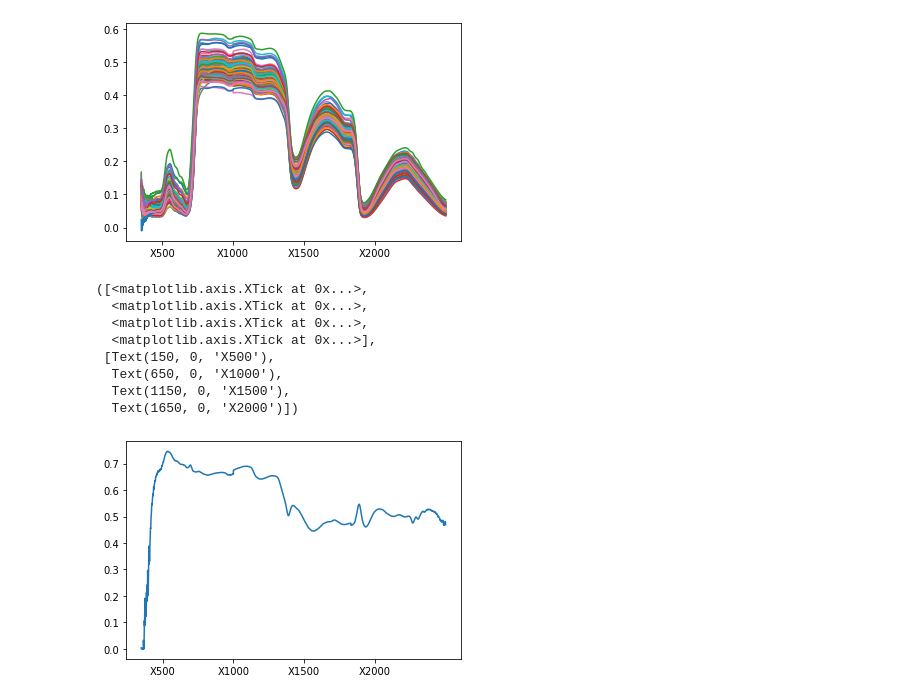
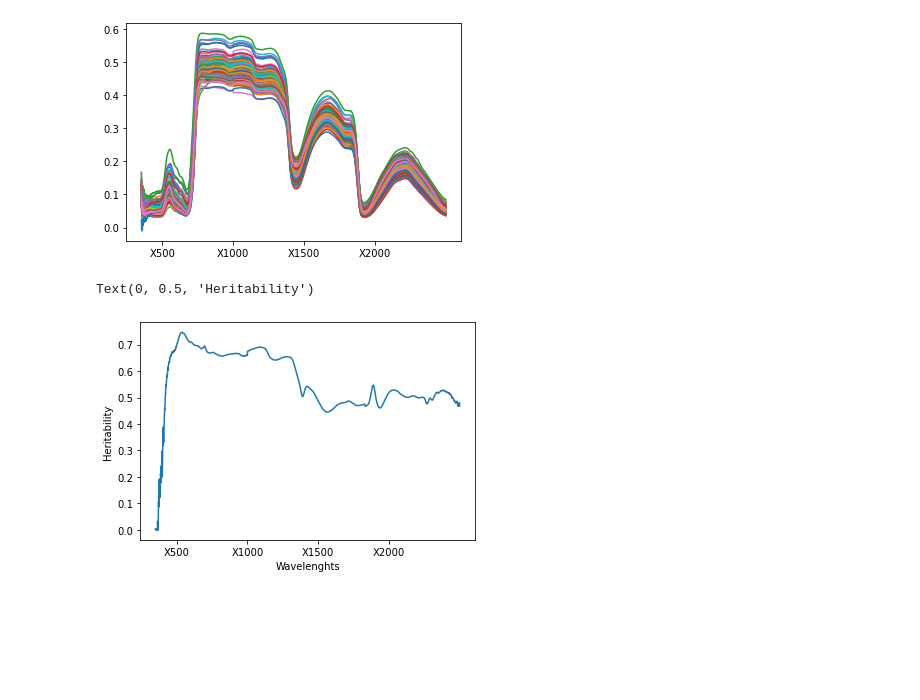
Before and after one commit to distip/heritability, a Jupyter notebook: Untitled.ipynb, the cells around one changed output. Drawn from its saved outputs; the diff is of its cells as text; code cells hidden in the pictures; blank space fills up the shorter version.

```diff
--- a/Untitled.ipynb
+++ b/Untitled.ipynb
@@ -37,13 +37,8 @@ plt.xticks([148, 648, 1148, 1648], ['X500', 'X1000', 'X1500', 'X2000'])
 # %%
 plt.plot(heritabilities)
 plt.xticks([150,650,1150,1650], ['X500','X1000','X1500','X2000'])
+plt.xlabel("Wavelenghts")
+plt.ylabel("Heritability")
 # %% [output]
-([<matplotlib.axis.XTick at 0x...>,
-  <matplotlib.axis.XTick at 0x...>,
-  <matplotlib.axis.XTick at 0x...>,
-  <matplotlib.axis.XTick at 0x...>],
- [Text(150, 0, 'X500'),
-  Text(650, 0, 'X1000'),
-  Text(1150, 0, 'X1500'),
-  Text(1650, 0, 'X2000')])
+Text(0, 0.5, 'Heritability')
-[figure, old version]
+[figure, new version]
```
